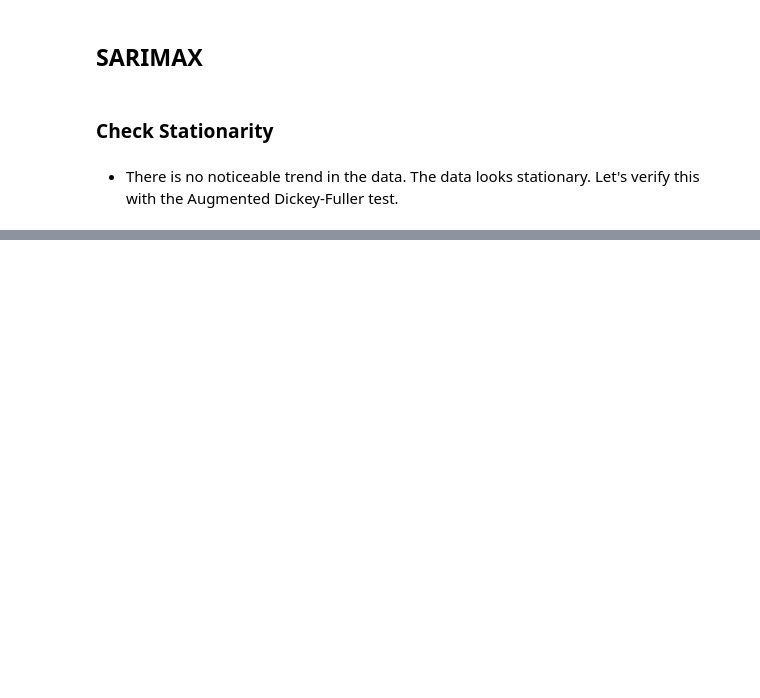
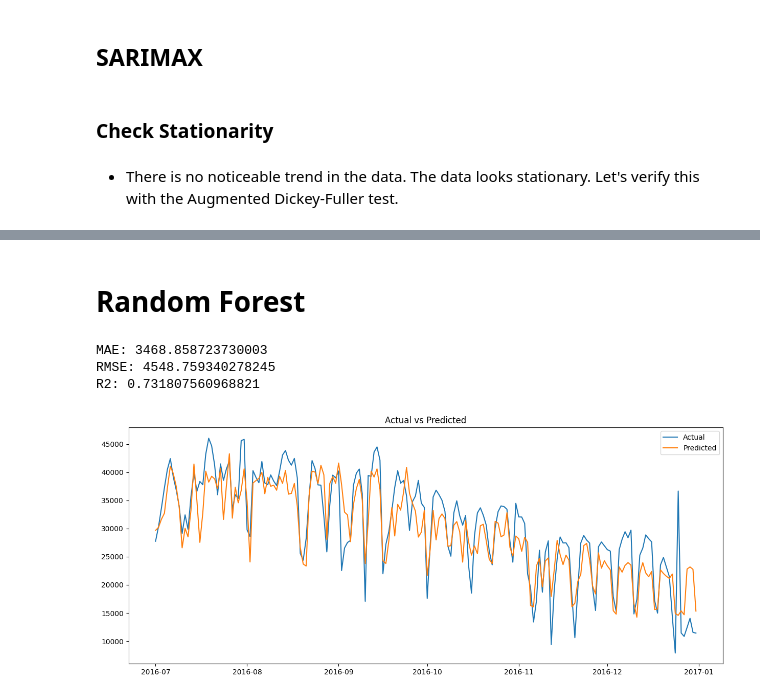
Before and after one commit to sbhurtya/London-Bike-Sharing-Forecaset-Python-ML, a Jupyter notebook: lbs.ipynb, the cells around one changed output, grey strips where cells are left out. Drawn from its saved outputs; the diff is of its cells as text; code cells hidden in the pictures; blank space fills up the shorter version.

```diff
--- a/lbs.ipynb
+++ b/lbs.ipynb
@@ -204,3 +309,7 @@ plt.show()
 - ACF plot shows strong correlation at lag 24. This indicates a daily seasonality. Therefore, s = 24.
 
 However, running the model with these parameters is computationally expensive. For this reason, as an example, I will use small order values.
+# %%
+#Training df till June 2016 and testing df from July 2016
+train_df = df.loc[:'2016-06-30']
+test_df = df.loc['2016-07-01':]
@@ -249,0 +426,41 @@ print('Best hyperparameters: ', trial.params)
+# %% [markdown]
+# Random Forest
+# %%
+# Random Forest
+from sklearn.ensemble import RandomForestRegressor
+
+X_train = train_df.drop('cnt', axis=1)
+y_train = train_df['cnt']
+X_test = test_df.drop('cnt', axis=1)
+y_test = test_df['cnt']
+
+model = RandomForestRegressor(n_estimators=4000, max_depth=10, random_state=42)
+model.fit(X_train, y_train)
+
+#MAE, RMSE, R2
+y_pred = model.predict(X_test)
+mae = mean_absolute_error(y_test, y_pred)
+rmse = np.sqrt(np.mean((y_test - y_pred)**2))
+r2 = model.score(X_test, y_test)
+print('MAE:', mae)
+print('RMSE:', rmse)
+print('R2:', r2)
+# %% [output]
+MAE: 3468.858723730003
+RMSE: 4548.759340278245
+R2: 0.731807560968821
+# %%
+#Data frame of pred and actual values
+pred_df = pd.DataFrame({'Actual': y_test, 'Predicted': y_pred})
+#Plot of actual vs predicted values
+pred_df = pred_df.reset_index()
+fig =plt.figure(figsize=(15, 6))
+#Remove period
+pred_df['timestamp'] = pred_df['timestamp'].dt.to_timestamp()
+plt.plot(pred_df['timestamp'], pred_df['Actual'], label='Actual')
+plt.plot(pred_df['timestamp'], pred_df['Predicted'], label='Predicted')
+plt.title('Actual vs Predicted')
+plt.legend()
+plt.show()
+# %% [output]
+[figure, added]
```
Also changed, not shown: parts of 32 cells of this notebook.
